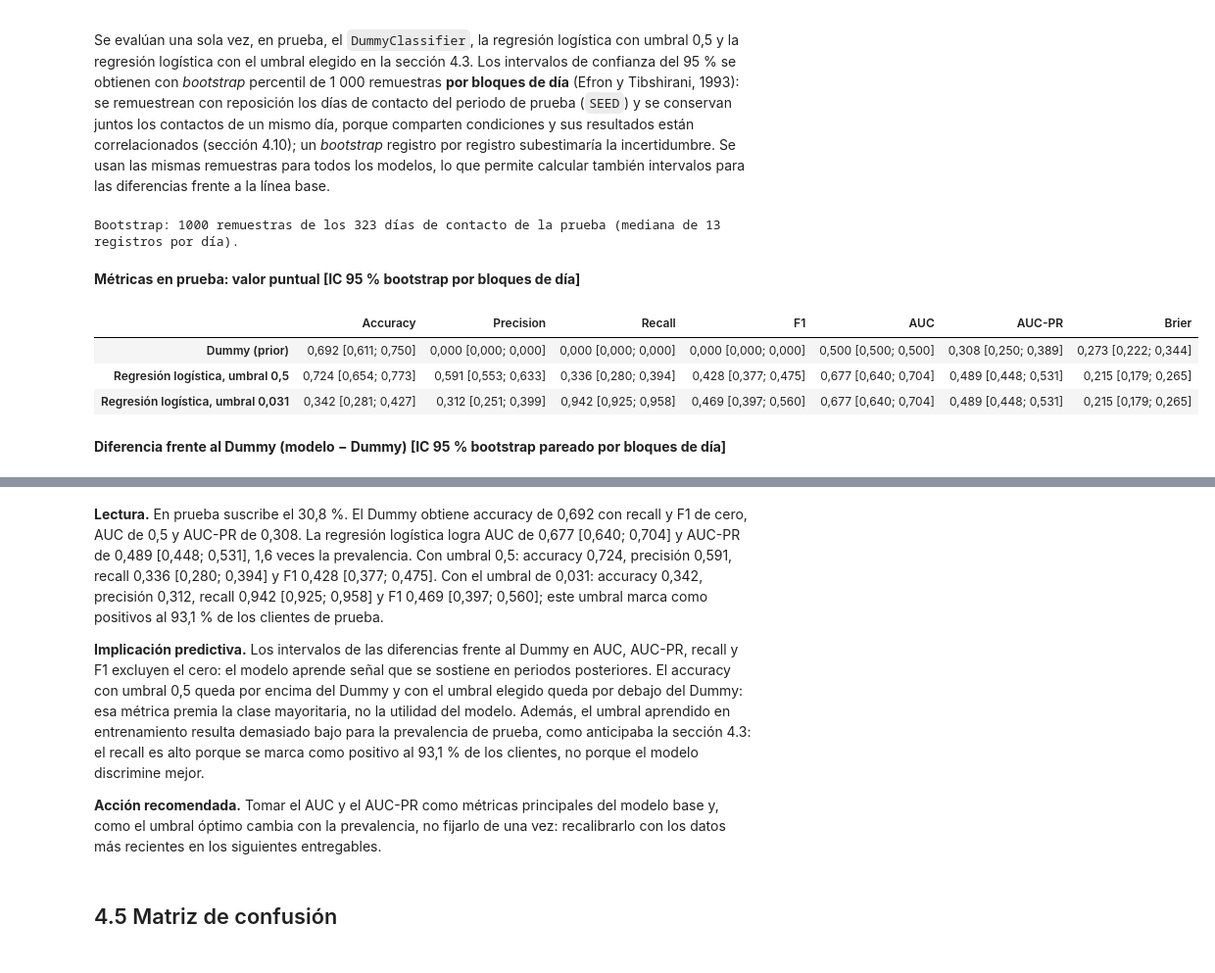
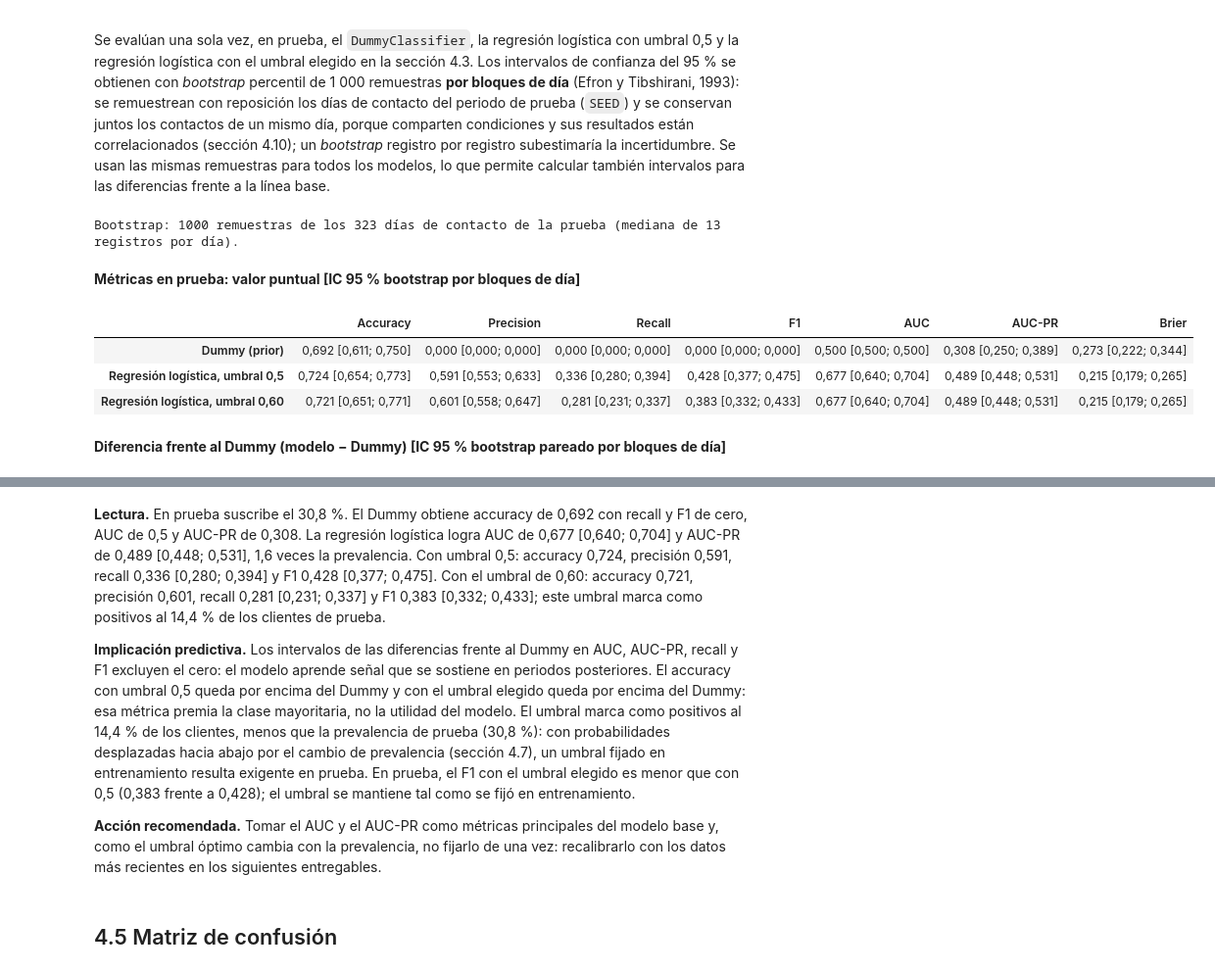
Before and after one commit to DTL-DA/Entregable-2-bank-marketing, a Jupyter notebook: _sources/capitulos/04_4-modelo-base.ipynb, the cells around one changed output, grey strips where cells are left out. Shown at 98% size. Cells and saved outputs as stored; diff of their text form; code cells hidden in the pictures.

```diff
--- a/_sources/capitulos/04_4-modelo-base.ipynb
+++ b/_sources/capitulos/04_4-modelo-base.ipynb
@@ -204,0 +140,10 @@ interpretar(
+# %%
+rejilla_u = np.round(np.linspace(0.01, 0.90, 90), 2)
+i_ent_rec, i_val_rec = list(tss.split(X_tr))[-1]
+ajuste_umbral = TunedThresholdClassifierCV(construir_modelo(C=C_opt), scoring="f1", cv=[(i_ent_rec, i_val_rec)],
+                                           thresholds=rejilla_u, store_cv_results=True).fit(X_tr, y_tr)
+umbral = float(ajuste_umbral.best_threshold_)
+modelo_final = ajuste_umbral.estimator_   # Pipeline reajustado con todo el entrenamiento
+f1_05_rec = np.interp(0.5, ajuste_umbral.cv_results_["thresholds"], ajuste_umbral.cv_results_["scores"])
+print(f"Pliegue más reciente: {periodo_tr.iloc[i_val_rec[0]]} a {periodo_tr.iloc[i_val_rec[-1]]} · umbral elegido = "
+      f"{num(umbral, 2)} (F1 = {num(ajuste_umbral.best_score_, 3)}; con 0,5 el F1 sería {num(f1_05_rec, 3)})")
@@ -231,7 +178,7 @@ def metricas(y, prob, pred):
 
 
 nombre_05 = "Regresión logística, umbral 0,5"
-nombre_u = f"Regresión logística, umbral {num(umbral, 3)}"
+nombre_u = f"Regresión logística, umbral {num(umbral, 2)}"
 modelos_eval = {"Dummy (prior)": (prob_dummy, pred_dummy), nombre_05: (prob_te, pred_05), nombre_u: (prob_te, pred_u)}
 puntual = {k: metricas(yv, *v) for k, v in modelos_eval.items()}
 assert np.isclose(puntual[nombre_05][3], f1_score(yv, pred_05))
@@ -276,39 +223,47 @@ marcados_u = pred_u.mean()
 acc_m, acc_u, acc_d = P[nombre_05]["Accuracy"], P[nombre_u]["Accuracy"], P["Dummy (prior)"]["Accuracy"]
 
 
 def frente_dummy(a):
     return "por debajo del" if a < acc_d - 0.005 else ("prácticamente igual al" if abs(a - acc_d) <= 0.005 else "por encima del")
 
 
 interpretar(
     f"En prueba suscribe el {pct(prev_te)}. El Dummy obtiene accuracy de {num(acc_d, 3)} con recall y F1 de cero, "
     f"AUC de 0,5 y AUC-PR de {num(P['Dummy (prior)']['AUC-PR'], 3)}. La regresión logística logra AUC de "
     f"{con_ic(P[nombre_u]['AUC'], boot[nombre_u][:, 4])} y AUC-PR de {con_ic(P[nombre_u]['AUC-PR'], boot[nombre_u][:, 5])}, "
     f"{num(P[nombre_u]['AUC-PR'] / prev_te, 1)} veces la prevalencia. Con umbral 0,5: accuracy "
     f"{num(acc_m, 3)}, precisión {num(P[nombre_05]['Precision'], 3)}, recall {con_ic(P[nombre_05]['Recall'], boot[nombre_05][:, 2])} "
-    f"y F1 {con_ic(P[nombre_05]['F1'], boot[nombre_05][:, 3])}. Con el umbral de {num(umbral, 3)}: accuracy "
+    f"y F1 {con_ic(P[nombre_05]['F1'], boot[nombre_05][:, 3])}. Con el umbral de {num(umbral, 2)}: accuracy "
     f"{num(acc_u, 3)}, precisión {num(P[nombre_u]['Precision'], 3)}, recall {con_ic(P[nombre_u]['Recall'], boot[nombre_u][:, 2])} "
     f"y F1 {con_ic(P[nombre_u]['F1'], boot[nombre_u][:, 3])}; este umbral marca como positivos al {pct(marcados_u)} "
     "de los clientes de prueba.",
     ("Los intervalos de las diferencias frente al Dummy en AUC, AUC-PR, recall y F1 excluyen el cero: el modelo "
      "aprende señal que se sostiene en periodos posteriores. " if excluye_cero else
      "No todos los intervalos de las diferencias frente al Dummy excluyen el cero, así que la mejora debe leerse con "
      "cautela. ")
     + f"El accuracy con umbral 0,5 queda {frente_dummy(acc_m)} Dummy y con el umbral elegido queda "
     f"{frente_dummy(acc_u)} Dummy: esa métrica premia la clase mayoritaria, no la utilidad del modelo. "
-    + (f"Además, el umbral aprendido en entrenamiento resulta demasiado bajo para la prevalencia de prueba, como "
-       f"anticipaba la sección 4.3: el recall es alto porque se marca como positivo al {pct(marcados_u)} de los "
-       "clientes, no porque el modelo discrimine mejor." if marcados_u > 0.6 else
-       "El umbral aprendido en entrenamiento mantiene una fracción manejable de clientes marcados como positivos."),
+    + (f"Además, el umbral aprendido en entrenamiento resulta demasiado bajo para la prevalencia de prueba: el "
+       f"recall es alto porque se marca como positivo al {pct(marcados_u)} de los clientes, no porque el modelo "
+       "discrimine mejor. " if marcados_u > 0.6 else
+       (f"El umbral marca como positivos al {pct(marcados_u)} de los clientes, menos que la prevalencia de prueba "
+        f"({pct(prev_te)}): con probabilidades desplazadas hacia abajo por el cambio de prevalencia (sección 4.7), un "
+        "umbral fijado en entrenamiento resulta exigente en prueba. " if marcados_u < prev_te else
+        "El umbral aprendido en entrenamiento mantiene una fracción manejable de clientes marcados como positivos. "))
+    + f"En prueba, el F1 con el umbral elegido es "
+    + ("mayor" if P[nombre_u]["F1"] > P[nombre_05]["F1"] + 0.005 else
+       ("menor" if P[nombre_u]["F1"] < P[nombre_05]["F1"] - 0.005 else "similar"))
+    + f" que con 0,5 ({num(P[nombre_u]['F1'], 3)} frente a {num(P[nombre_05]['F1'], 3)}); el umbral se mantiene tal "
+    "como se fijó en entrenamiento.",
     "Tomar el AUC y el AUC-PR como métricas principales del modelo base y, como el umbral óptimo cambia con la "
     "prevalencia, no fijarlo de una vez: recalibrarlo con los datos más recientes en los siguientes entregables.")
 # %% [output]
 Bootstrap: 1000 remuestras de los 323 días de contacto de la prueba (mediana de 13 registros por día).
 **Métricas en prueba: valor puntual [IC 95 % bootstrap por bloques de día]**
 |  | Accuracy | Precision | Recall | F1 | AUC | AUC-PR | Brier |
 | Dummy (prior) | 0,692 [0,611; 0,750] | 0,000 [0,000; 0,000] | 0,000 [0,000; 0,000] | 0,000 [0,000; 0,000] | 0,500 [0,500; 0,500] | 0,308 [0,250; 0,389] | 0,273 [0,222; 0,344] |
 | Regresión logística, umbral 0,5 | 0,724 [0,654; 0,773] | 0,591 [0,553; 0,633] | 0,336 [0,280; 0,394] | 0,428 [0,377; 0,475] | 0,677 [0,640; 0,704] | 0,489 [0,448; 0,531] | 0,215 [0,179; 0,265] |
-| Regresión logística, umbral 0,031 | 0,342 [0,281; 0,427] | 0,312 [0,251; 0,399] | 0,942 [0,925; 0,958] | 0,469 [0,397; 0,560] | 0,677 [0,640; 0,704] | 0,489 [0,448; 0,531] | 0,215 [0,179; 0,265] |
+| Regresión logística, umbral 0,60 | 0,721 [0,651; 0,771] | 0,601 [0,558; 0,647] | 0,281 [0,231; 0,337] | 0,383 [0,332; 0,433] | 0,677 [0,640; 0,704] | 0,489 [0,448; 0,531] | 0,215 [0,179; 0,265] |
 **Diferencia frente al Dummy (modelo − Dummy) [IC 95 % bootstrap pareado por bloques de día]**
 |  | Accuracy | Precision | Recall | F1 | AUC | AUC-PR | Brier |
 | Regresión logística, umbral 0,5 | 0,032 [0,017; 0,051] | 0,591 [0,553; 0,633] | 0,336 [0,280; 0,394] | 0,428 [0,377; 0,475] | 0,177 [0,140; 0,204] | 0,180 [0,129; 0,219] | -0,058 [-0,084; -0,040] |
@@ -316,6 +271,6 @@ Bootstrap: 1000 remuestras de los 323 días de contacto de la prueba (mediana de
-**Lectura.** En prueba suscribe el 30,8 %. El Dummy obtiene accuracy de 0,692 con recall y F1 de cero, AUC de 0,5 y AUC-PR de 0,308. La regresión logística logra AUC de 0,677 [0,640; 0,704] y AUC-PR de 0,489 [0,448; 0,531], 1,6 veces la prevalencia. Con umbral 0,5: accuracy 0,724, precisión 0,591, recall 0,336 [0,280; 0,394] y F1 0,428 [0,377; 0,475]. Con el umbral de 0,031: accuracy 0,342, precisión 0,312, recall 0,942 [0,925; 0,958] y F1 0,469 [0,397; 0,560]; este umbral marca como positivos al 93,1 % de los clientes de prueba.
+**Lectura.** En prueba suscribe el 30,8 %. El Dummy obtiene accuracy de 0,692 con recall y F1 de cero, AUC de 0,5 y AUC-PR de 0,308. La regresión logística logra AUC de 0,677 [0,640; 0,704] y AUC-PR de 0,489 [0,448; 0,531], 1,6 veces la prevalencia. Con umbral 0,5: accuracy 0,724, precisión 0,591, recall 0,336 [0,280; 0,394] y F1 0,428 [0,377; 0,475]. Con el umbral de 0,60: accuracy 0,721, precisión 0,601, recall 0,281 [0,231; 0,337] y F1 0,383 [0,332; 0,433]; este umbral marca como positivos al 14,4 % de los clientes de prueba.
 
-**Implicación predictiva.** Los intervalos de las diferencias frente al Dummy en AUC, AUC-PR, recall y F1 excluyen el cero: el modelo aprende señal que se sostiene en periodos posteriores. El accuracy con umbral 0,5 queda por encima del Dummy y con el umbral elegido queda por debajo del Dummy: esa métrica premia la clase mayoritaria, no la utilidad del modelo. Además, el umbral aprendido en entrenamiento resulta demasiado bajo para la prevalencia de prueba, como anticipaba la sección 4.3: el recall es alto porque se marca como positivo al 93,1 % de los clientes, no porque el modelo discrimine mejor.
+**Implicación predictiva.** Los intervalos de las diferencias frente al Dummy en AUC, AUC-PR, recall y F1 excluyen el cero: el modelo aprende señal que se sostiene en periodos posteriores. El accuracy con umbral 0,5 queda por encima del Dummy y con el umbral elegido queda por encima del Dummy: esa métrica premia la clase mayoritaria, no la utilidad del modelo. El umbral marca como positivos al 14,4 % de los clientes, menos que la prevalencia de prueba (30,8 %): con probabilidades desplazadas hacia abajo por el cambio de prevalencia (sección 4.7), un umbral fijado en entrenamiento resulta exigente en prueba. En prueba, el F1 con el umbral elegido es menor que con 0,5 (0,383 frente a 0,428); el umbral se mantiene tal como se fijó en entrenamiento.
 
 **Acción recomendada.** Tomar el AUC y el AUC-PR como métricas principales del modelo base y, como el umbral óptimo cambia con la prevalencia, no fijarlo de una vez: recalibrarlo con los datos más recientes en los siguientes entregables.
 # %% [markdown]
```
Also changed, not shown: parts of 9 cells of this notebook, 20 other files.
